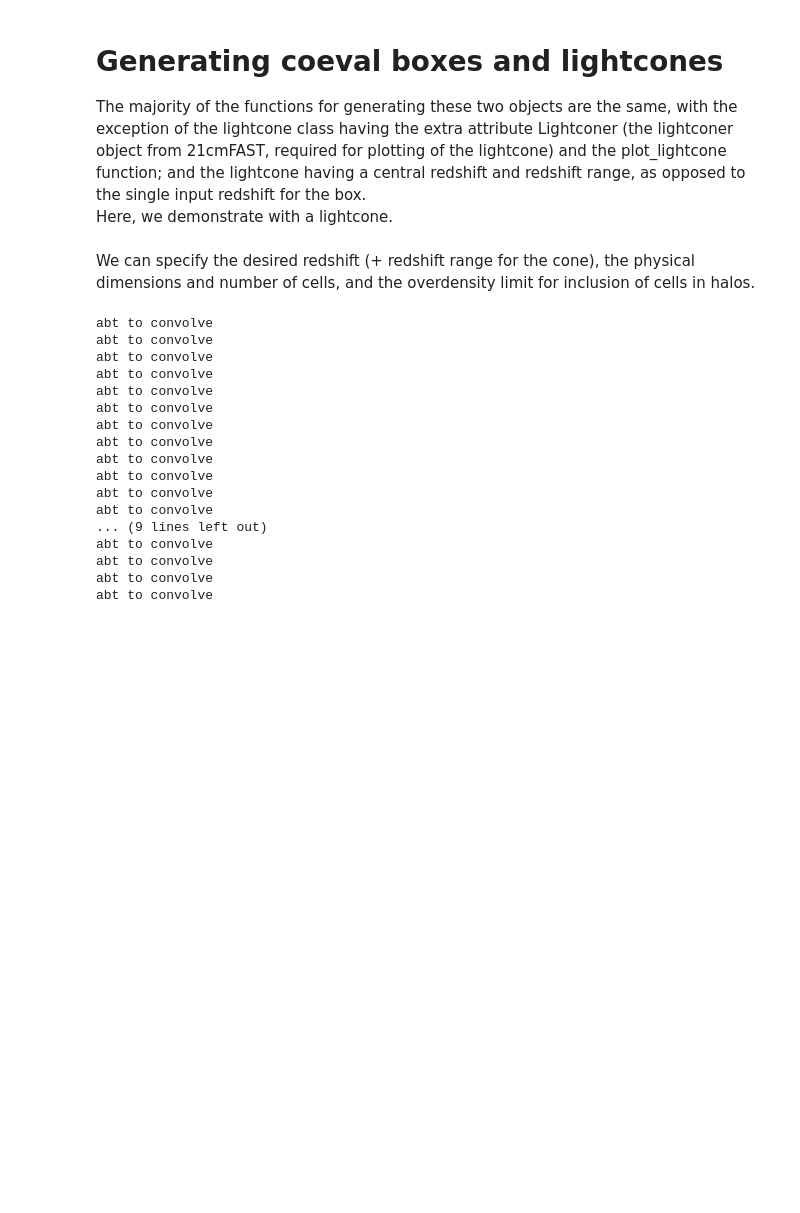
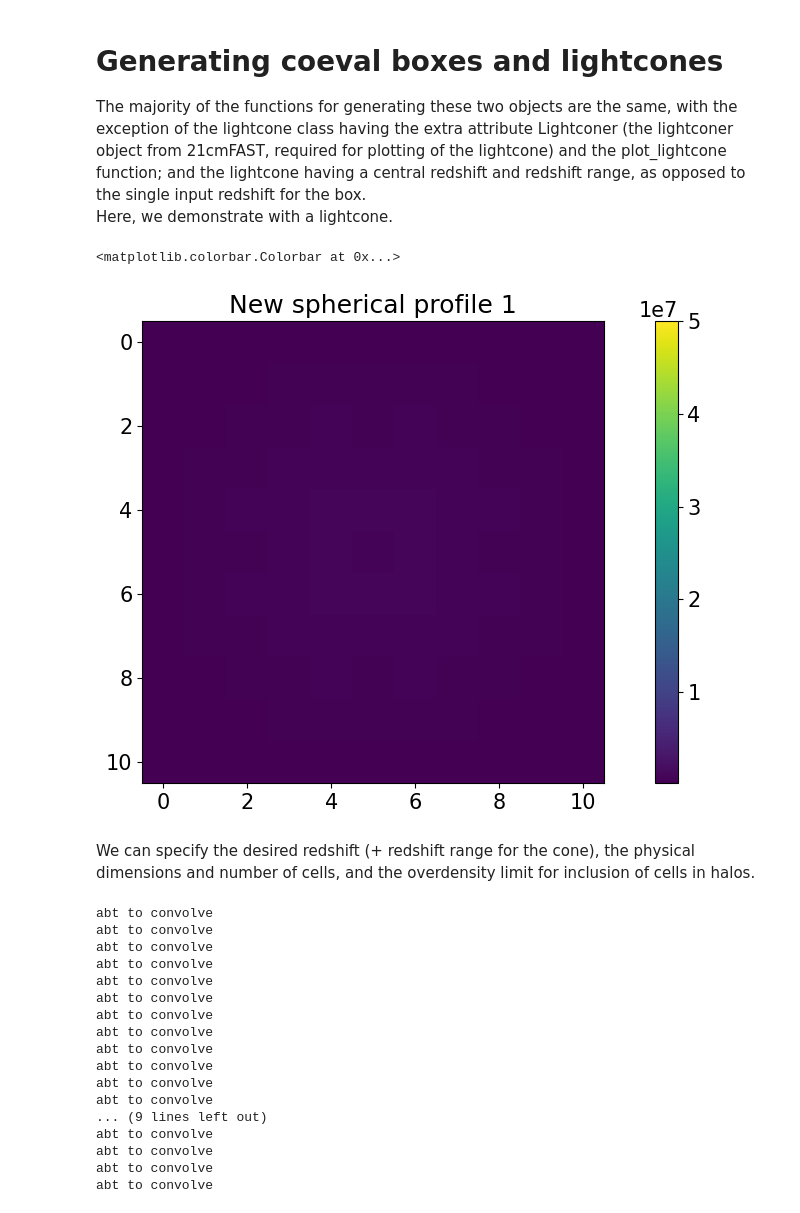
Before and after one commit to raxquax123/postEoR, a Jupyter notebook: examples.ipynb, the cells around one changed output. Saved outputs shown, nothing was run; the diff lists cells and outputs as text; code cells hidden in the pictures; blank space fills up the shorter version.

```diff
--- a/examples.ipynb
+++ b/examples.ipynb
@@ -5,6 +5,20 @@ The majority of the functions for generating these two objects are the same, wit
 Here, we demonstrate with a lightcone.
 # %%
 from postEoR import generation as gen
+# %%
+import postEoR.tools as tools
+import matplotlib.pyplot as plt
+import importlib
+importlib.reload(tools)
+
+sph_prof = tools.create_spherical_profile(1e11, 4, 50, 250)
+# %%
+plt.imshow(sph_prof[1, :, :], vmax=5e7)
+plt.title("New spherical profile 1")
+plt.colorbar()
+# %% [output]
+<matplotlib.colorbar.Colorbar at 0x...>
+[figure, added]
 # %% [markdown]
 We can specify the desired redshift (+ redshift range for the cone), the physical dimensions and number of cells, and the overdensity limit for inclusion of cells in halos.
 # %%
```
Also changed, not shown: parts of 18 cells of this notebook, 7 other files.
